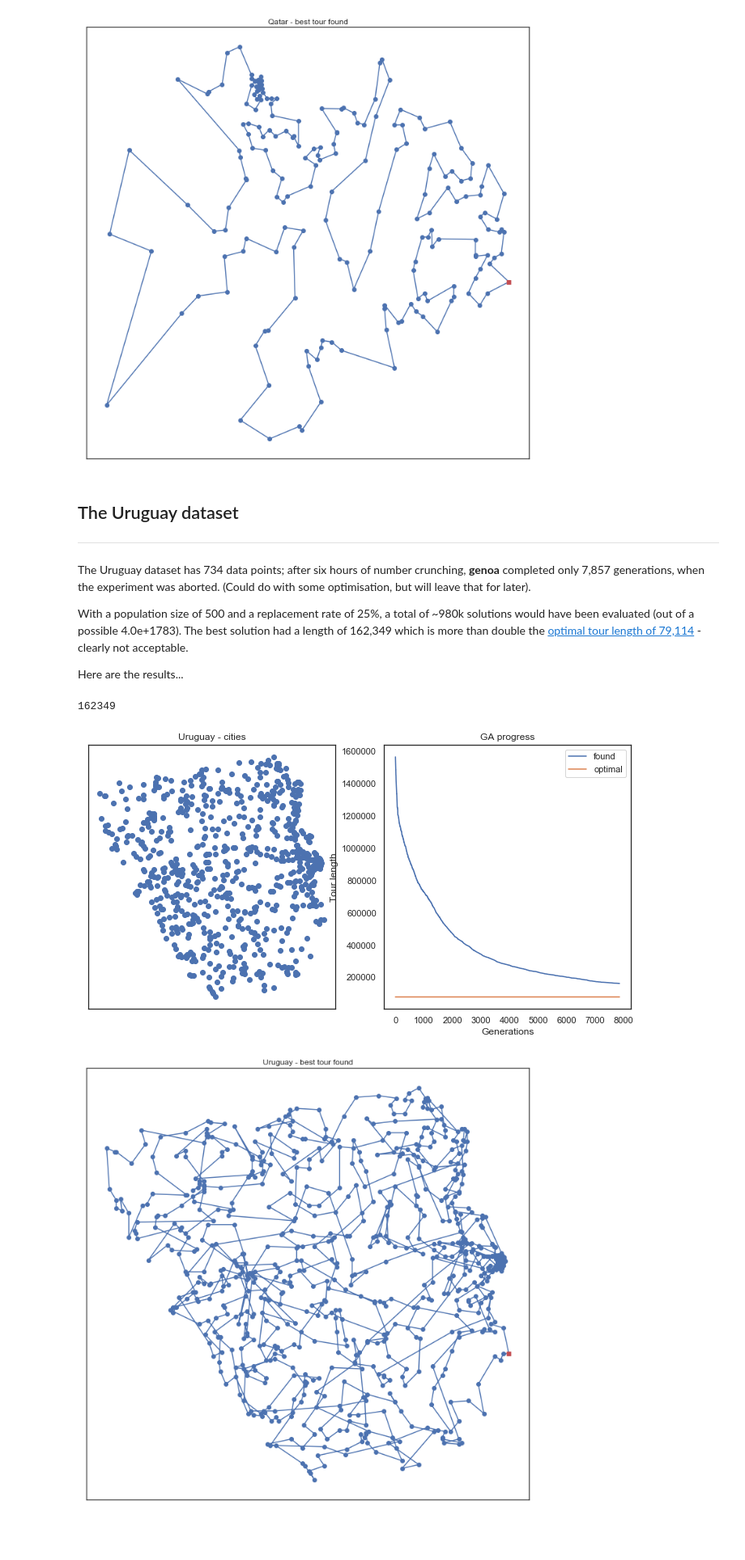
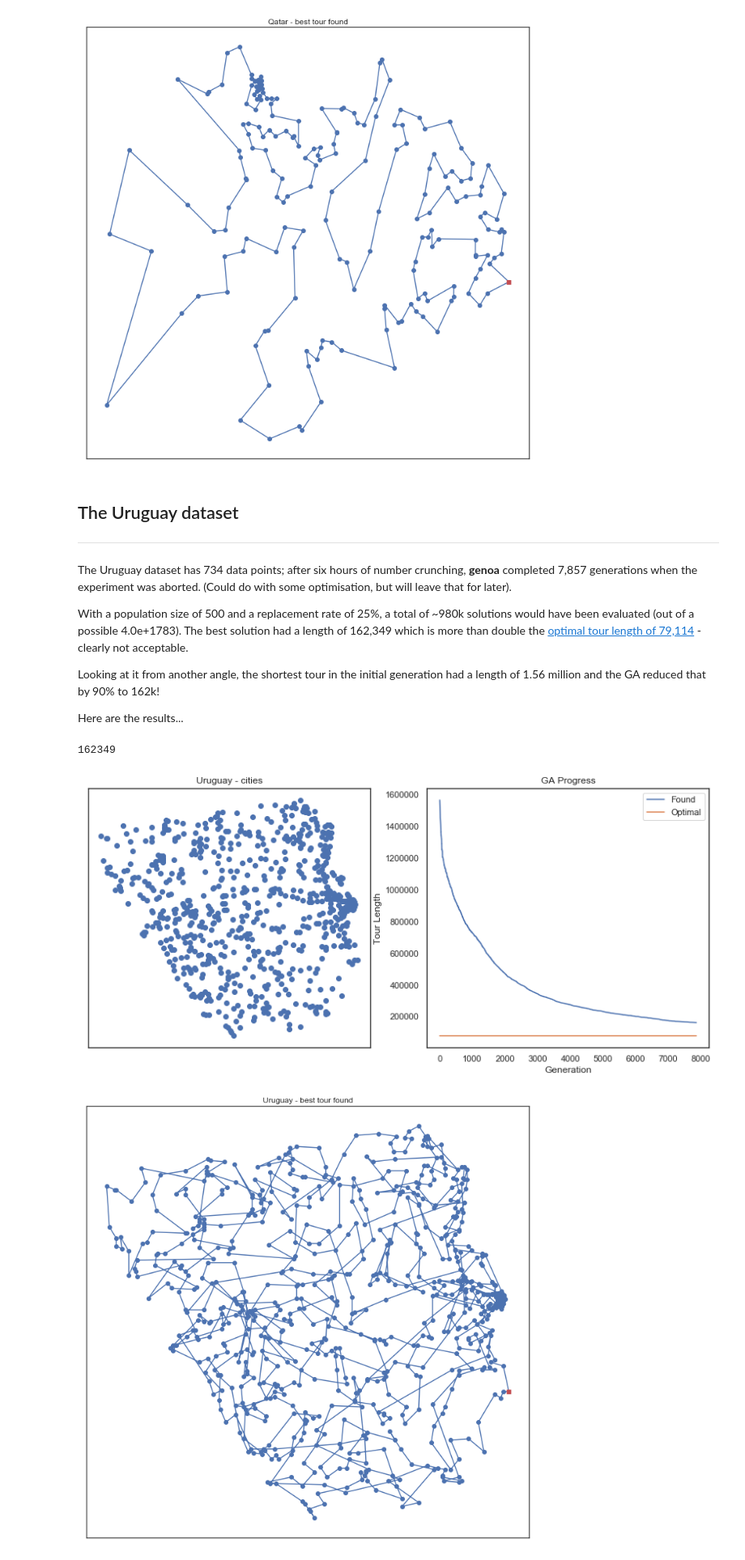
Before and after one commit to cdragun/ga-examples, a Jupyter notebook: Genoa1_operators.ipynb, the cells around one changed output. Shown: that part at 81% size. Cells and saved outputs as stored; diff of their text form; code cells hidden in the pictures; blank space fills up the shorter version.

```diff
--- a/Genoa1_operators.ipynb
+++ b/Genoa1_operators.ipynb
@@ -204,0 +173,7 @@ plt.show()
+# %%
+plt.figure(figsize=(18, 6))
+
+ax = progress.plot(ax=plt.subplot(131), x='Generation', y=[1,2,3,4,5], title='Mutation operators')
+ax.set_ylabel('Tour Length')
+ax = progress.plot(ax=plt.subplot(132), x='Generation', y=[6,7,8], title='Crossover operators' )
+ax = progress.plot(ax=plt.subplot(133), x='Generation', y=[9, 10, 11], title='Combination of operators')
@@ -282,19 +259,11 @@ tour_length(qa194, qa_tour1)
 # %%
 # Plot qa194 points
 plt.figure(1, figsize=(12, 6))
-plt.subplot(121)
-plt.title('Qatar - cities')
-plot_lines(qa194, 'bo')
+plt.subplot(121); plt.title('Qatar - cities'); plot_lines(qa194, 'bo')
 
 # genoa progress
-plt.subplot(122)
-plt.plot(qa_progress.values[:, 1:3])
-plt.legend(qa_progress.columns[1:3])
-plt.title('GA progress')
-plt.ylabel('Tour length')
-plt.xlabel('Generations')
-
-plt.show()
+ax = plt.subplot(122); ax.set_ylabel('Tour Length')
+ax = qa_progress.plot(ax=ax, x='Generation', y=[1, 2], title='GA Progress')
 # %% [output]
 [figure]
 # %%
@@ -308,10 +278,12 @@ plt.show()
 # %% [markdown]
 ## The Uruguay dataset
 ---
-The Uruguay dataset has 734 data points; after six hours of number crunching, **genoa** completed only 7,857 generations, when the experiment was aborted. (Could do with some optimisation, but will leave that for later).
+The Uruguay dataset has 734 data points; after six hours of number crunching, **genoa** completed 7,857 generations when the experiment was aborted. (Could do with some optimisation, but will leave that for later).
 
 With a population size of 500 and a replacement rate of 25%, a total of ~980k solutions would have been evaluated (out of a possible 4.0e+1783). The best solution had a length of 162,349 which is more than double the [optimal tour length of 79,114](http://www.math.uwaterloo.ca/tsp/world/uytour.html) - clearly not acceptable.
 
+Looking at it from another angle, the shortest tour in the initial generation had a length of 1.56 million and the GA reduced that by 90% to 162k!
+
 Here are the results...
 # %%
 uy734 = load_tsp_data('uy734.tsp')
@@ -363,22 +335,16 @@ tour_length(uy734, uy_tour1)
 162349
 # %%
 # Plot points
-plt.figure(1, figsize=(12, 6))
-plt.subplot(121)
-plt.title('Uruguay - cities')
-plot_lines(uy734, 'bo')
+plt.figure(1, figsize=(14, 6))
+plt.subplot(121); plt.title('Uruguay - cities'); plot_lines(uy734, 'bo')
 
 # genoa progress
-plt.subplot(122)
-plt.plot(uy_progress.values[:, 1:3])
-plt.legend(uy_progress.columns[1:3])
-plt.title('GA progress')
-plt.ylabel('Tour length')
-plt.xlabel('Generations')
+ax = plt.subplot(122); ax.set_ylabel('Tour Length')
+ax = uy_progress.plot(ax=ax, x='Generation', y=[1, 2], title='GA Progress')
 
 plt.show()
 # %% [output]
-[figure, old version]
+[figure, new version]
 # %%
 # the best tour
 plt.figure(1, figsize=(12, 12))
```
Also changed, not shown: parts of 11 cells of this notebook.
